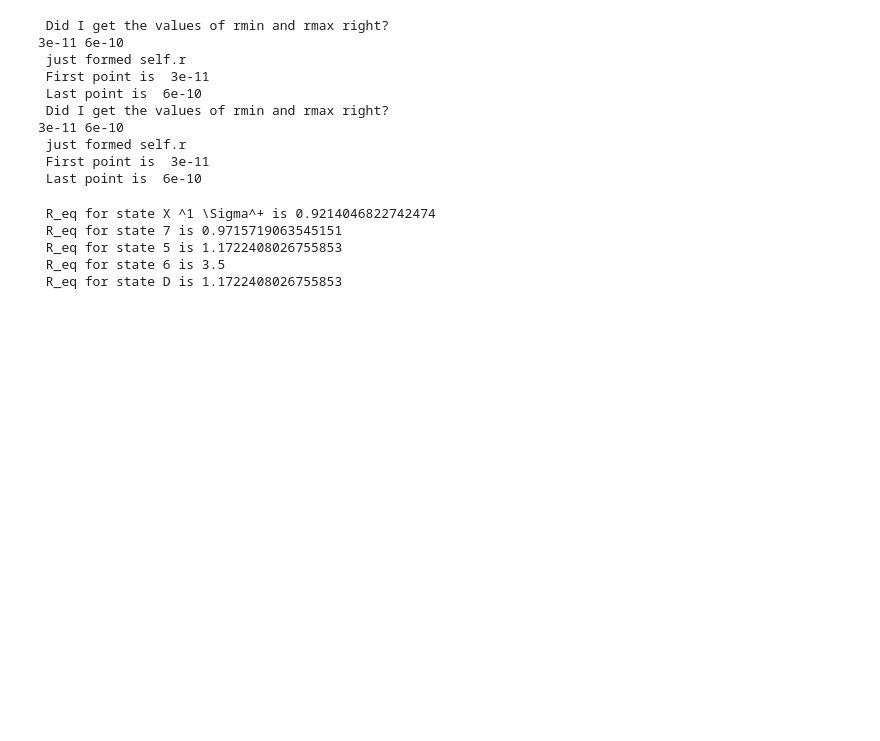
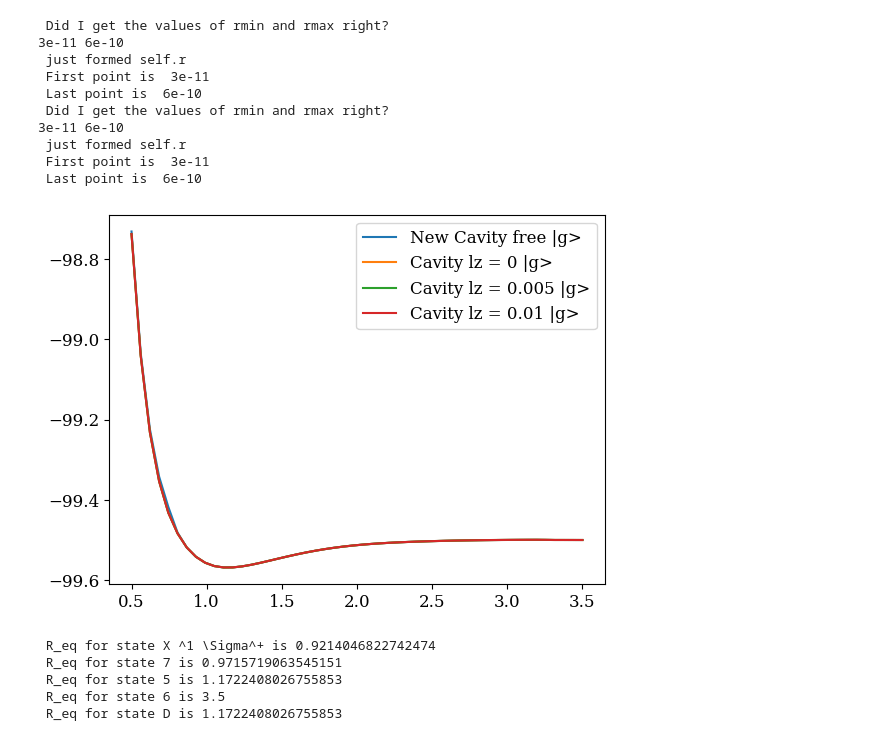
Before and after one commit to mapol-chem/qed-ci, a Jupyter notebook: src/Test_HF_FCF.ipynb, the cells around one changed output. Drawn from its saved outputs; the diff is of its cells as text; code cells hidden in the pictures; blank space fills up the shorter version.

```diff
--- a/src/Test_HF_FCF.ipynb
+++ b/src/Test_HF_FCF.ipynb
@@ -59,4 +59,45 @@ D_psi0 = np.copy(D.psi_au)
  just formed self.r
  First point is  3e-11
  Last point is  6e-10
+# %%
+data_dir = "/Users/jfoley19/Code/data_repository/Mapol/HF/"
+file = data_dir + "hf_pes_35_states_only_singlets_300_points.npy"
+
+file_nc = data_dir + "hf_cas_pes_om_0._lz_0.0_only_singlets_50_points_pes.npy"
+file_00 = data_dir + "hf_qecas_pes_om_0.57_lz_0.0_only_singlets_50_points_pes.npy"
+file_005 = data_dir + "hf_qecas_pes_om_0.57_lz_0.005_only_singlets_50_points_pes.npy"
+file_01 = data_dir + "hf_qecas_pes_om_0.57_lz_0.01_only_singlets_50_points_pes.npy"
+
+# Load the first several singlet potential energy surfaces between r = 0.5 and r = 3.5 (300 points total)
+pes = np.load(file)
+
+pes_nc = np.load(file_nc)
+pes_00 = np.load(file_00)
+pes_005 = np.load(file_005)
+pes_01 = np.load(file_005)
+
+# store r_data in Angstroms
+r_data = pes[:,0]
+
+r_data_cav = pes_00[0,:]
+
+# conversion from Bohr to Angstroms
+b2a = 0.52917721067121
+
+# store ground-state PES data
+X_data = pes[:,1]
+X_data_nc = pes_nc[10,:]
+X_data_00 = pes_00[10,:]
+X_data_005 = pes_005[10,:]
+X_data_01 = pes_01[10,:]
+# %%
+#plt.plot(r_data, X_data, label="Cavity Free |g>")
+plt.plot(r_data_cav, X_data_nc, label="New Cavity free |g>")
+plt.plot(r_data_cav, X_data_00, label="Cavity lz = 0 |g>")
+plt.plot(r_data_cav, X_data_005, label="Cavity lz = 0.005 |g>")
+plt.plot(r_data_cav, X_data_01, label="Cavity lz = 0.01 |g>")
+plt.legend()
+plt.show()
+# %% [output]
+[figure, added]
 # %%
```
Also changed, not shown: parts of 1 cell of this notebook.
